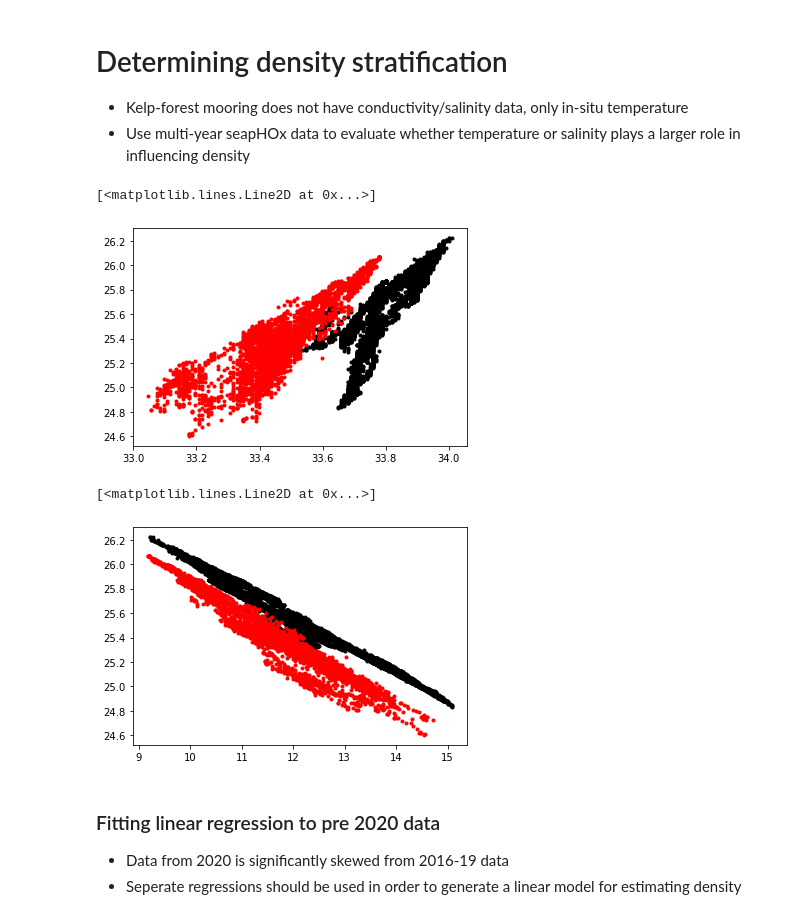
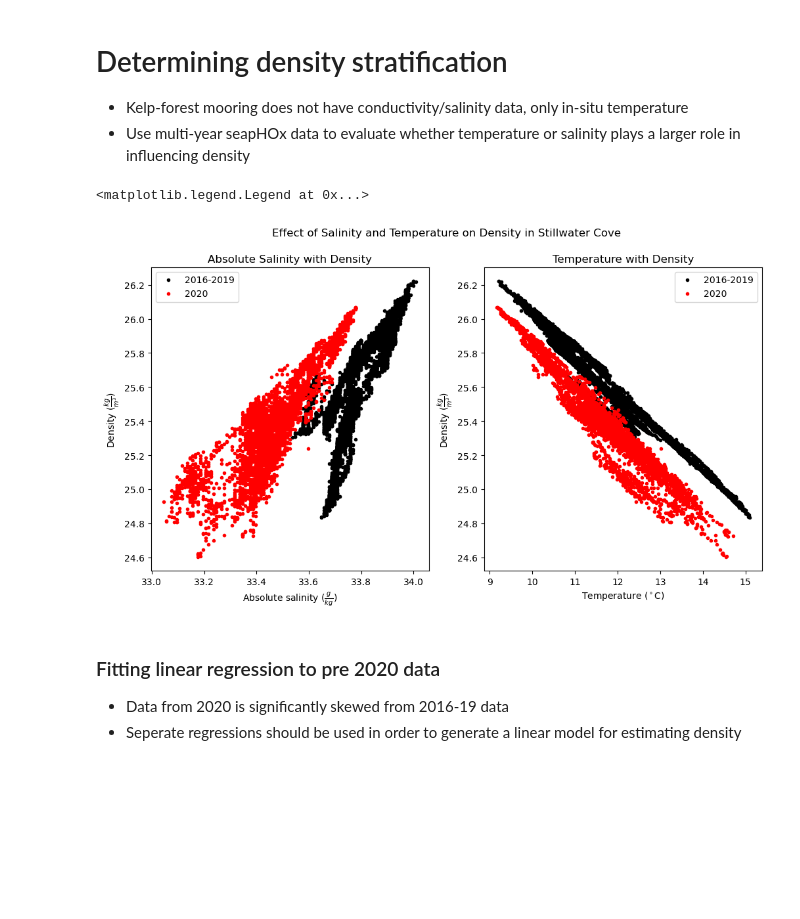
Before and after one commit to lagrady/Kelp-Forest-Hydrodynamics, a Jupyter notebook: notebooks/Temp_data.ipynb, the cells around one changed output. Saved outputs shown, nothing was run; the diff lists cells and outputs as text; code cells hidden in the pictures; blank space fills up the shorter version.

```diff
--- a/notebooks/Temp_data.ipynb
+++ b/notebooks/Temp_data.ipynb
@@ -234,17 +259,24 @@ spxs2 = spxs.isel(time=spxs.time.dt.year.isin([2020]))
-# %%
-plt.figure()
-plt.plot(spxs1.SA, spxs1.Density, '.k')
-plt.plot(spxs2.SA, spxs2.Density, '.r')
-# %% [output]
-[<matplotlib.lines.Line2D at 0x...>]
-[figure, removed]
-# %%
-plt.figure()
-plt.plot(spxs1.Temperature, spxs1.Density, '.k')
-plt.plot(spxs2.Temperature, spxs2.Density, '.r')
-# %% [output]
-[<matplotlib.lines.Line2D at 0x...>]
-[figure, removed]
+# %%
+fig, axs = plt.subplots(1,2,figsize = (12,6))
+
+fig.suptitle('Effect of Salinity and Temperature on Density in Stillwater Cove')
+
+axs[0].set_title('Absolute Salinity with Density')
+axs[0].plot(spxs1.SA, spxs1.Density, '.k', label = '2016-2019')
+axs[0].plot(spxs2.SA, spxs2.Density, '.r', label = '2020')
+axs[0].set_xlabel(r'Absolute salinity ($\frac{g}{kg}$)')
+axs[0].set_ylabel(r'Density ($\frac{kg}{m^{3}}$)')
+axs[0].legend(loc='upper left')
+
+axs[1].set_title('Temperature with Density')
+axs[1].plot(spxs1.Temperature, spxs1.Density, '.k', label = '2016-2019')
+axs[1].plot(spxs2.Temperature, spxs2.Density, '.r', label = '2020')
+axs[1].set_xlabel(r'Temperature ($^\circ$C)')
+axs[1].set_ylabel(r'Density ($\frac{kg}{m^{3}}$)')
+axs[1].legend(loc='upper right')
+# %% [output]
+<matplotlib.legend.Legend at 0x...>
+[figure, added]
 # %% [markdown]
 ### Fitting linear regression to pre 2020 data
 - Data from 2020 is significantly skewed from 2016-19 data
```
Also changed, not shown: parts of 19 cells of this notebook, 3 other files.
